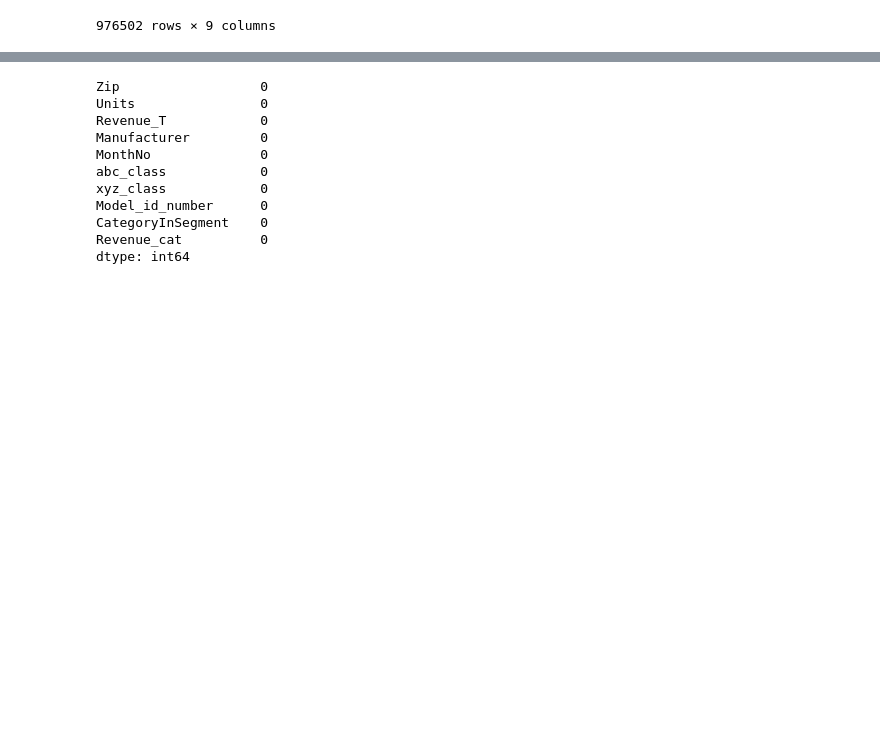
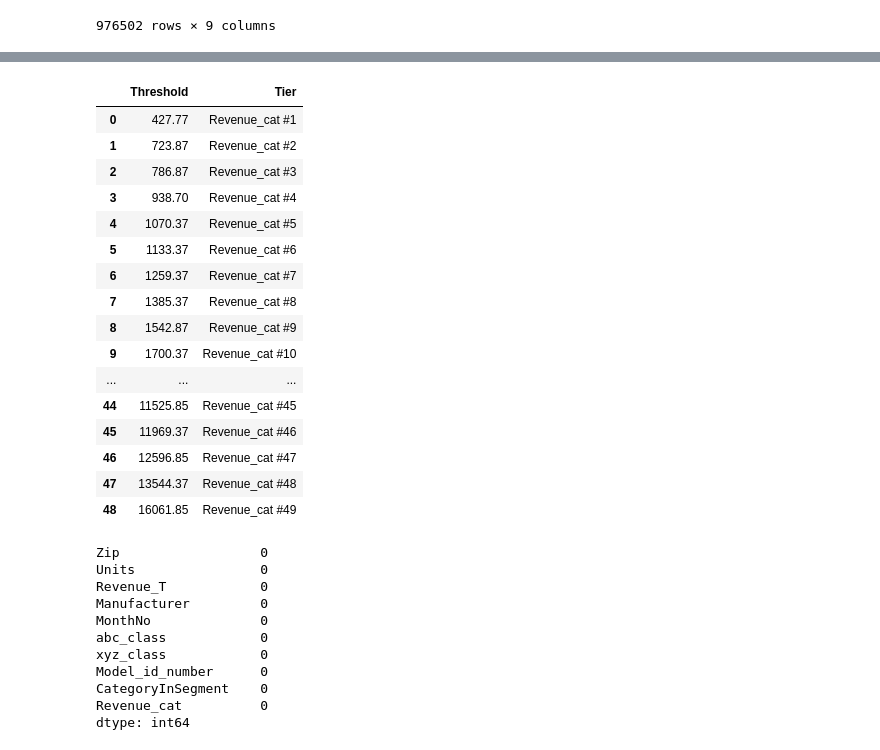
Before and after one commit to DanilVelikiy/Diplom_FinUniver_BigData, a Jupyter notebook: T4regressionV8.ipynb, the cells around one changed output, grey strips where cells are left out. Drawn from its saved outputs; the diff is of its cells as text; code cells hidden in the pictures; blank space fills up the shorter version.

```diff
--- a/T4regressionV8.ipynb
+++ b/T4regressionV8.ipynb
@@ -225,3 +237,25 @@ df
+# %%
+bin_labels_table = pd.DataFrame(zip(bin_edges, bin_labels),
+                            columns=['Threshold', 'Tier'])
+bin_labels_table
+# %% [output]
+|  | Threshold | Tier |
+| 0 | 427.77 | Revenue_cat #1 |
+| 1 | 723.87 | Revenue_cat #2 |
+| 2 | 786.87 | Revenue_cat #3 |
+| 3 | 938.70 | Revenue_cat #4 |
+| 4 | 1070.37 | Revenue_cat #5 |
+| 5 | 1133.37 | Revenue_cat #6 |
+| 6 | 1259.37 | Revenue_cat #7 |
+| 7 | 1385.37 | Revenue_cat #8 |
+| 8 | 1542.87 | Revenue_cat #9 |
+| 9 | 1700.37 | Revenue_cat #10 |
+| ... | ... | ... |
+| 44 | 11525.85 | Revenue_cat #45 |
+| 45 | 11969.37 | Revenue_cat #46 |
+| 46 | 12596.85 | Revenue_cat #47 |
+| 47 | 13544.37 | Revenue_cat #48 |
+| 48 | 16061.85 | Revenue_cat #49 |
 # %%
 #df['Revenue_cat'].value_counts()
 # %%
```
Also changed, not shown: parts of 4 cells of this notebook.
